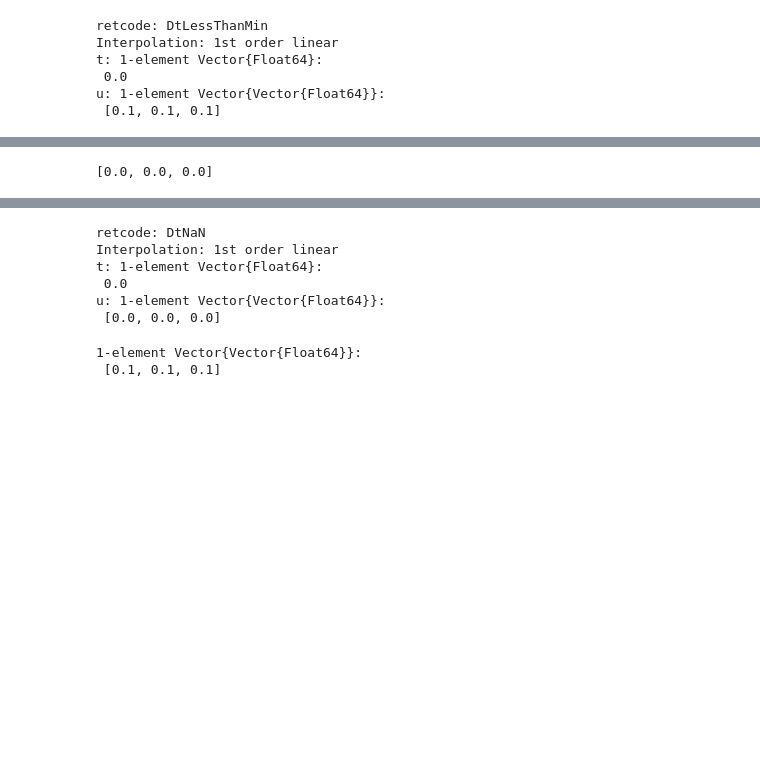
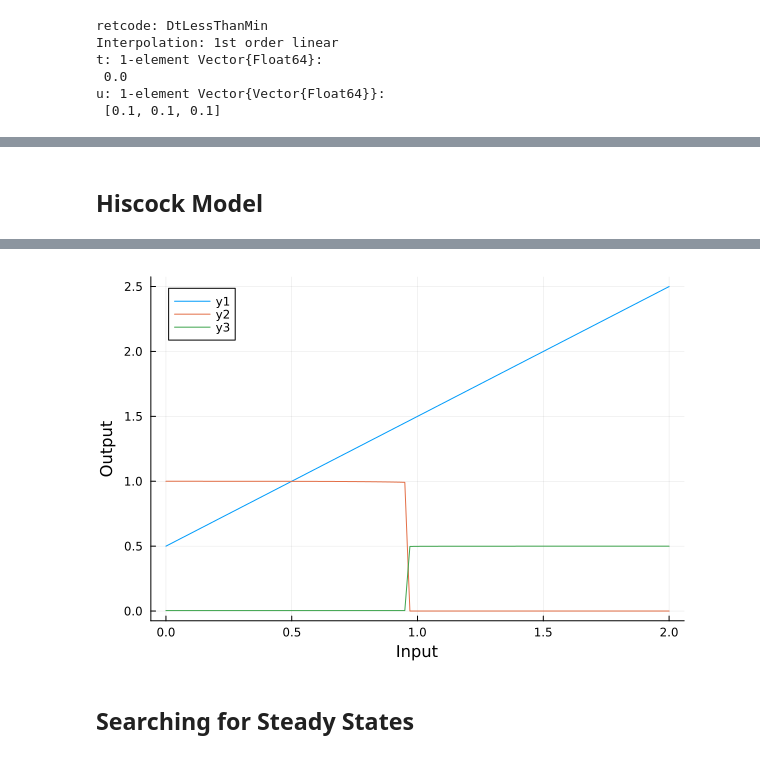
Before and after one commit to cjmerzbacher/sampling-networks, a Jupyter notebook: hiscock_model/hiscock_model.ipynb, the cells around one changed output, grey strips where cells are left out. Saved outputs shown, nothing was run; the diff lists cells and outputs as text; code cells hidden in the pictures; blank space fills up the shorter version.

Commit message:
Fixed Hiscock model

```diff
--- a/hiscock_model/hiscock_model.ipynb
+++ b/hiscock_model/hiscock_model.ipynb
@@ -49,14 +72,11 @@ plot(sol)
+# %% [markdown]
+## Hiscock Model
 # %%
-#Manually specify an oscillator (repressilator from Alon et al)
-N = 3
-W = [[1, 0, -1], [-1, 1, 0], [0, -1, 1]] #Notation is INCOMING
-W = [[3.6, -3.6, 0], [0, 3.2, -3], [0, -1, 1]] #Notation is INCOMING, from Hiscock supplemental
-I = [0, 0, 0]
-k = [3.3, 7.3, 1.0] #Learned from hiscock
-
-phi(x) = 1/(exp(x) - 1) #Helper function
+#Generic function to test Hiscock model
+# phi(x) = 1/(exp(x) - 1) #Helper function from Hiscock - has a typo?
+phi(x) = 1/(1+exp(-x))
 #Given N, W, I create a ODE function and run it
-function hiscock_model(N, W, k, I, endtime=100, resolution=200)
+function hiscock_model(N, W, k, I, u0, endtime=100, resolution=200)
     function odes(du, u, p, t)
         k, W, I = p
         for i in 1:N
@@ -66,7 +86,6 @@ function hiscock_model(N, W, k, I, endtime=100, resolution=200)
 
     tspan = [0, endtime] #Span of time to integrate for
     savetimes = LinRange(0, endtime, resolution) #linear space of points until final time
-    u0 = fill(0., N) #cannot change, can be learned
     p = [k, W, I] #empty for now, can change to include parameters to be varied later
 
     println(u0)
@@ -75,6 +94,17 @@ function hiscock_model(N, W, k, I, endtime=100, resolution=200)
     return sol
 end
 
-sol = hiscock_model(N, W, k, I, 3, 300)
+N = 3
+#I = [1, 0, 0]
+W = [[0, 0, 0], [-5.5, 12.9, 0], [0, -5.6, 0]]
+k = [1, 1, 1]
+u0 = fill(0.1, N) #cannot change, can be learned
+
+sols = DataFrame()
+for x in LinRange(0, 2, 100)
+    I = [x, 0, 0]
+    sol = hiscock_model(N, W, k, I, u0, 10, 300)
+    sols = vcat(sols, DataFrame("u1" => [sol.u[end][1]], "u2" => [sol.u[end][2]], "u3" => [sol.u[end][3]]))
+end
+plot(LinRange(0, 2, 100), [sols.u1, sols.u2, sols.u3], xlabel="Input", ylabel="Output")
 # %% [output]
-[0.0, 0.0, 0.0]
@@ -85,12 +111 @@ sol = hiscock_model(N, W, k, I, 3, 300)
-retcode: DtNaN
-Interpolation: 1st order linear
-t: 1-element Vector{Float64}:
- 0.0
-u: 1-element Vector{Vector{Float64}}:
- [0.0, 0.0, 0.0]
+[figure, added]
-# %%
-function plot_solution(sol)
-end
-# %% [output]
-1-element Vector{Vector{Float64}}:
- [0.1, 0.1, 0.1]
@@ -98,0 +112,2 @@ end
+# %% [markdown]
+## Searching for Steady States
```
Also changed, not shown: parts of 8 cells of this notebook, 2 other files.
